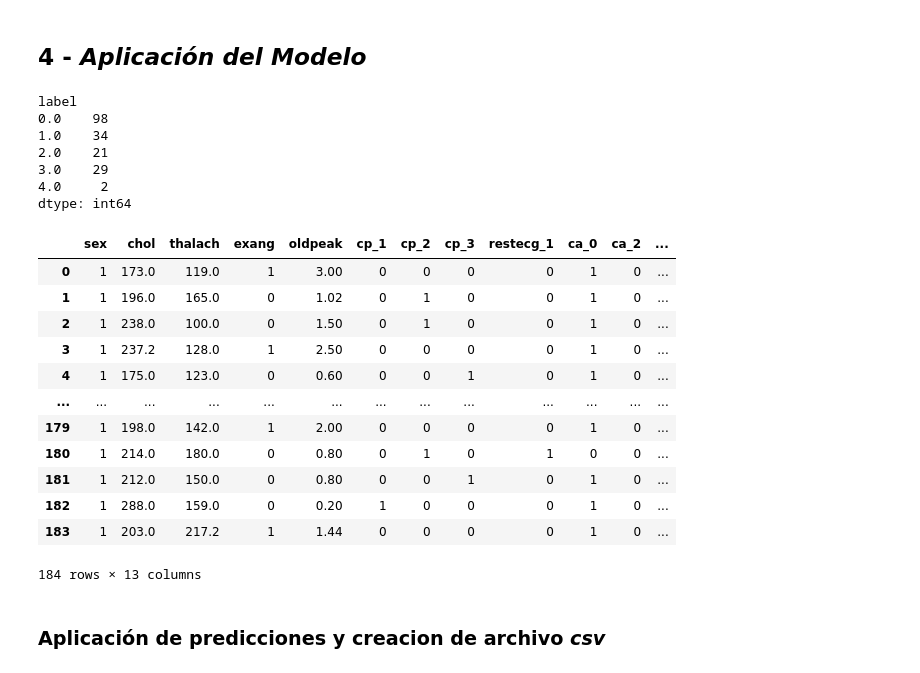
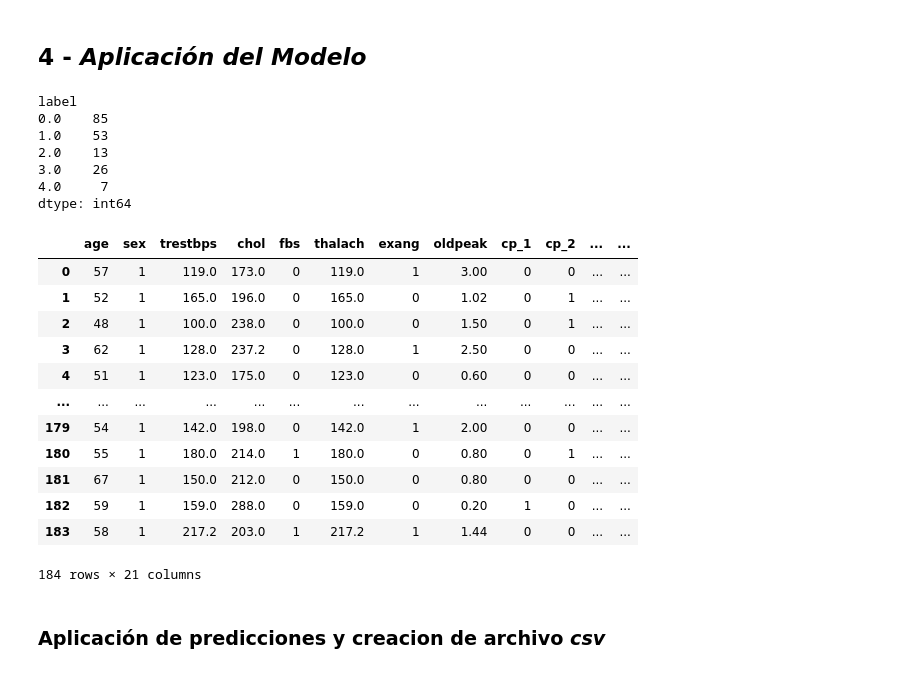
Before and after one commit to cmarty02/DATACADABRA_DataProject_3, a Jupyter notebook: data_raw/Data_Project_3_Cris.ipynb, the cells around one changed output. Drawn from its saved outputs; the diff is of its cells as text; code cells hidden in the pictures.

Commit message:
ada boost

```diff
--- a/data_raw/Data_Project_3_Cris.ipynb
+++ b/data_raw/Data_Project_3_Cris.ipynb
@@ -672,7 +672,7 @@ train_copy_b['slope']
 Name: slope, Length: 732, dtype: int64
 # %%
 # Step 1: Calculate the mode 'ca' for each age
-mode_ca_by_age = train_copy_b.groupby('age')['ca'].apply(lambda x: x.mode().iloc[0] if not x.mode().empty else None)
+mode_ca_by_age = train_copy_b.groupby('age')['ca'].max()
 
 # Step 2: Fill in the missing values in the 'ca' column with the corresponding mode value based on age
 def fill_missing_ca(row):
@@ -758,7 +758,7 @@ dtype: int64
 ##### **Opcion 3** - KNN (K-Nearest Neighbors): imputa los valores faltantes utilizando los valores de las observaciones más similares en función de otras variables. Calcula los vecinos más cercanos y usar sus valores para imputar los valores faltantes. Se aplica solo a variables float
 # %%
 
-train_copy_knn =  train.copy()
+train_copy_knn =  train_copy_b.copy()
 
 # Imputar valores faltantes para variables float
 numeric_imputer = KNNImputer()
@@ -1767,48 +2047,51 @@ Precision TEST Clasificación:
 # %%
 import pandas as pd
 
 # Copia del df TEST
-test_model = test_copy_dummy_d[selected_features].copy()
+test_model = test_copy_b.copy()
 
-scaler = StandardScaler()
-a = scaler.fit_transform(test_model)
+#scaler = StandardScaler()
+#a = scaler.fit_transform(test_model)
+
+# Agregar columna 'label' con las predicciones de LR
+#test_model['label'] = model_lr.predict(test_model)
 
 
-# Agregar columna 'label' con las predicciones
-test_model['label'] = model.predict(a)
+# Agregar columna 'label' con las predicciones de ADA BOOST
+test_model['label'] = ada_grid_search.predict(test_model)
 
 
 # Calcular la frecuencia de los valores de la variable 'label' usando groupby
 label_freq = test_model.groupby('label').size()
 
 print(label_freq)
 
 # Guardar el DataFrame modificado si es necesario
 test_model_csv = test_model
 
 # Mostrar el DataFrame modificado
 test_model
 # %% [output]
 label
-0.0    98
-1.0    34
-2.0    21
-3.0    29
-4.0     2
+0.0    85
+1.0    53
+2.0    13
+3.0    26
+4.0     7
 dtype: int64
-|  | sex | chol | thalach | exang | oldpeak | cp_1 | cp_2 | cp_3 | restecg_1 | ca_0 | ca_2 | ... |
-| 0 | 1 | 173.0 | 119.0 | 1 | 3.00 | 0 | 0 | 0 | 0 | 1 | 0 | ... |
-| 1 | 1 | 196.0 | 165.0 | 0 | 1.02 | 0 | 1 | 0 | 0 | 1 | 0 | ... |
-| 2 | 1 | 238.0 | 100.0 | 0 | 1.50 | 0 | 1 | 0 | 0 | 1 | 0 | ... |
-| 3 | 1 | 237.2 | 128.0 | 1 | 2.50 | 0 | 0 | 0 | 0 | 1 | 0 | ... |
-| 4 | 1 | 175.0 | 123.0 | 0 | 0.60 | 0 | 0 | 1 | 0 | 1 | 0 | ... |
+|  | age | sex | trestbps | chol | fbs | thalach | exang | oldpeak | cp_1 | cp_2 | ... | ... |
+| 0 | 57 | 1 | 119.0 | 173.0 | 0 | 119.0 | 1 | 3.00 | 0 | 0 | ... | ... |
+| 1 | 52 | 1 | 165.0 | 196.0 | 0 | 165.0 | 0 | 1.02 | 0 | 1 | ... | ... |
+| 2 | 48 | 1 | 100.0 | 238.0 | 0 | 100.0 | 0 | 1.50 | 0 | 1 | ... | ... |
+| 3 | 62 | 1 | 128.0 | 237.2 | 0 | 128.0 | 1 | 2.50 | 0 | 0 | ... | ... |
+| 4 | 51 | 1 | 123.0 | 175.0 | 0 | 123.0 | 0 | 0.60 | 0 | 0 | ... | ... |
 | ... | ... | ... | ... | ... | ... | ... | ... | ... | ... | ... | ... | ... |
-| 179 | 1 | 198.0 | 142.0 | 1 | 2.00 | 0 | 0 | 0 | 0 | 1 | 0 | ... |
-| 180 | 1 | 214.0 | 180.0 | 0 | 0.80 | 0 | 1 | 0 | 1 | 0 | 0 | ... |
-| 181 | 1 | 212.0 | 150.0 | 0 | 0.80 | 0 | 0 | 1 | 0 | 1 | 0 | ... |
-| 182 | 1 | 288.0 | 159.0 | 0 | 0.20 | 1 | 0 | 0 | 0 | 1 | 0 | ... |
-| 183 | 1 | 203.0 | 217.2 | 1 | 1.44 | 0 | 0 | 0 | 0 | 1 | 0 | ... |
+| 179 | 54 | 1 | 142.0 | 198.0 | 0 | 142.0 | 1 | 2.00 | 0 | 0 | ... | ... |
+| 180 | 55 | 1 | 180.0 | 214.0 | 1 | 180.0 | 0 | 0.80 | 0 | 1 | ... | ... |
+| 181 | 67 | 1 | 150.0 | 212.0 | 0 | 150.0 | 0 | 0.80 | 0 | 0 | ... | ... |
+| 182 | 59 | 1 | 159.0 | 288.0 | 0 | 159.0 | 0 | 0.20 | 1 | 0 | ... | ... |
+| 183 | 58 | 1 | 217.2 | 203.0 | 1 | 217.2 | 1 | 1.44 | 0 | 0 | ... | ... |
-184 rows × 13 columns
+184 rows × 21 columns
 # %% [markdown]
 ### Aplicación de predicciones y **creacion de archivo *csv***
 # %%
```
Also changed, not shown: parts of 20 cells of this notebook, 2 other files.
